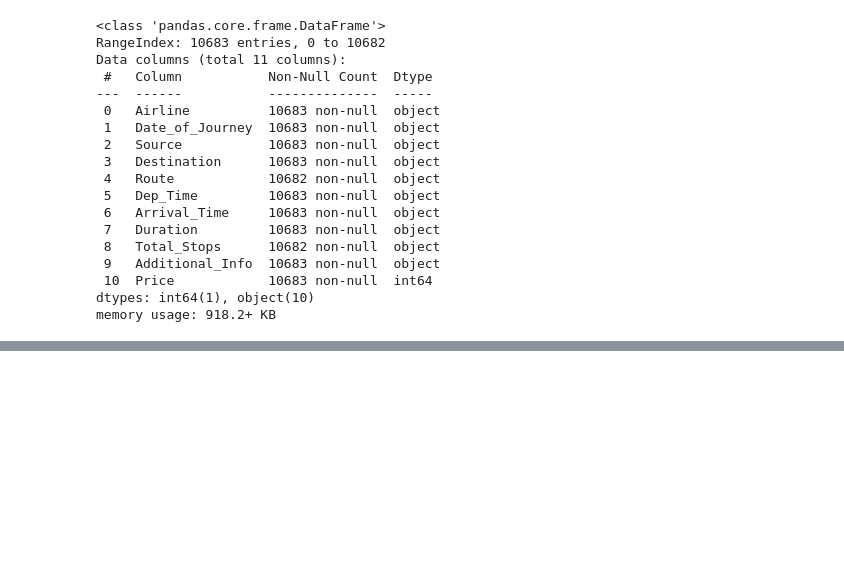
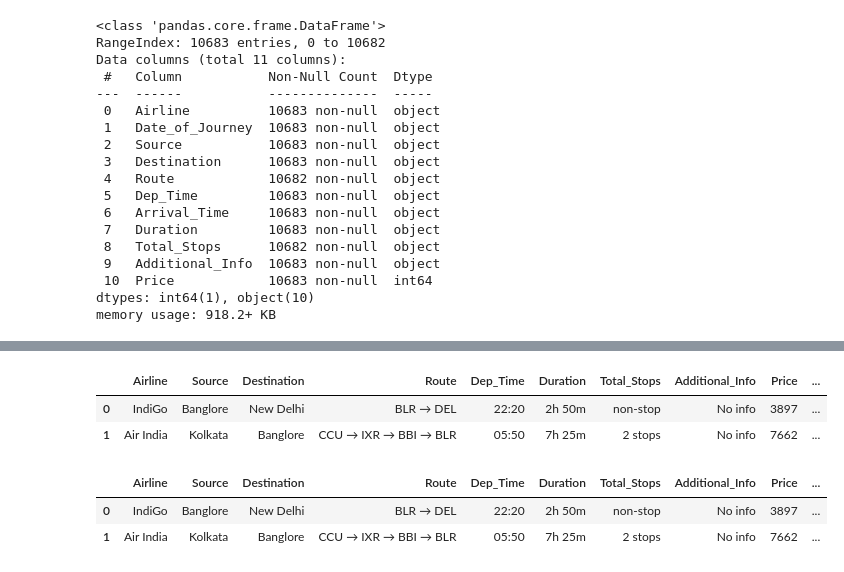
Before and after one commit to saverin0/datascience, a Jupyter notebook: Exploratory Data Analysis & Feature Engineering/Flight Prediction/Flight Price Prediction.ipynb, the cells around one changed output, grey strips where cells are left out. Cells and saved outputs as stored; diff of their text form; code cells hidden in the pictures; blank space fills up the shorter version.

```diff
--- a/Exploratory Data Analysis & Feature Engineering/Flight Prediction/Flight Price Prediction.ipynb
+++ b/Exploratory Data Analysis & Feature Engineering/Flight Prediction/Flight Price Prediction.ipynb
@@ -45,0 +120,2 @@ dataset.head()
+# %%
+dataset.drop('Date_of_Journey',axis=1,inplace=True)
@@ -45,0 +128,5 @@ dataset.head()
+# %%
+#dataset['Arrival_Time']=dataset['Arrival_Time'].str.split(' ').str[0]
+dataset['Arrival_Time']=dataset['Arrival_Time'].apply(lambda x : x.split(' ')[0])
+dataset['Arrival_Hour']=dataset['Arrival_Time'].str.split(':').str[0]
+dataset['Arrival_Minute']=dataset['Arrival_Time'].str.split(':').str[1]
@@ -45,0 +159,3 @@ dataset.head()
+# %%
+dataset['Arrival_Hour']=dataset['Arrival_Hour'].astype(int)
+dataset['Arrival_Minute']=dataset['Arrival_Minute'].astype(int)
@@ -45,0 +184,6 @@ dataset.head()
+# %%
+dataset.head(2)
+# %% [output]
+|  | Airline | Source | Destination | Route | Dep_Time | Duration | Total_Stops | Additional_Info | Price | ... |
+| 0 | IndiGo | Banglore | New Delhi | BLR → DEL | 22:20 | 2h 50m | non-stop | No info | 3897 | ... |
+| 1 | Air India | Kolkata | Banglore | CCU → IXR → BBI → BLR | 05:50 | 7h 25m | 2 stops | No info | 7662 | ... |
@@ -45,0 +196,6 @@ dataset.head()
+# %%
+dataset.head(2)
+# %% [output]
+|  | Airline | Source | Destination | Route | Dep_Time | Duration | Total_Stops | Additional_Info | Price | ... |
+| 0 | IndiGo | Banglore | New Delhi | BLR → DEL | 22:20 | 2h 50m | non-stop | No info | 3897 | ... |
+| 1 | Air India | Kolkata | Banglore | CCU → IXR → BBI → BLR | 05:50 | 7h 25m | 2 stops | No info | 7662 | ... |
```
Also changed, not shown: parts of 29 cells of this notebook.
